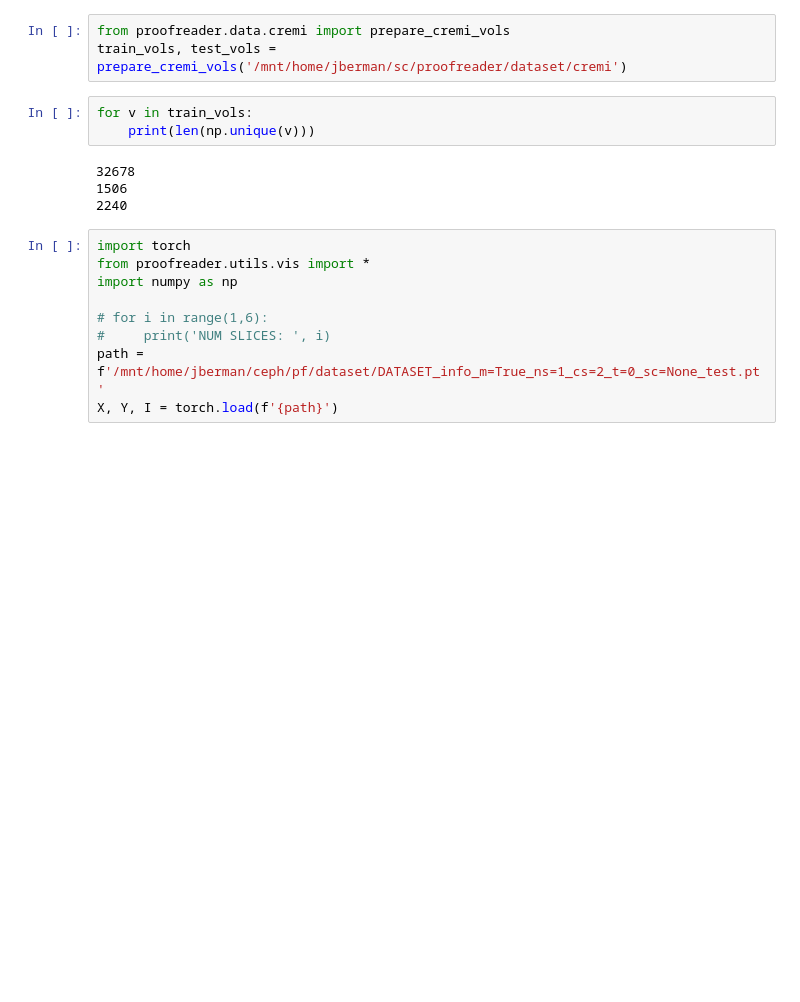
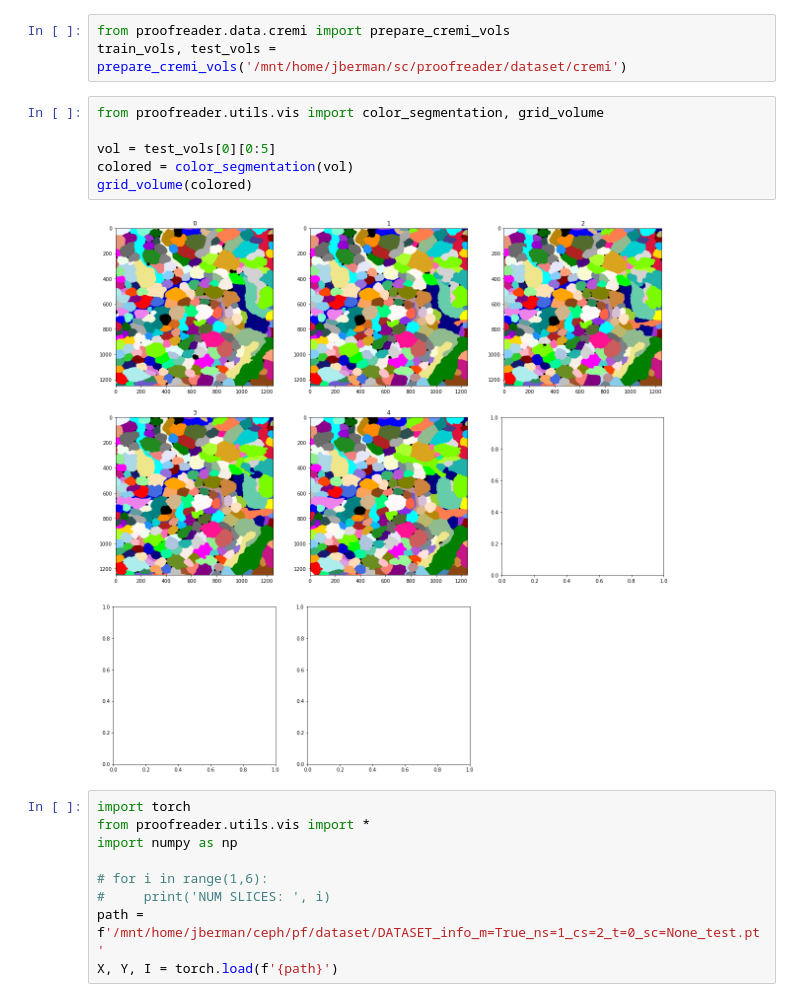
Before and after one commit to image-infomatics/proofreader, a Jupyter notebook: proofreader/notebooks/training_example.ipynb, the cells around one changed output. Saved outputs shown, nothing was run; the diff lists cells and outputs as text; blank space fills up the shorter version.

```diff
--- a/proofreader/notebooks/training_example.ipynb
+++ b/proofreader/notebooks/training_example.ipynb
@@ -21,13 +21,14 @@ def plot_example(x,y=None,title=None, lim=0.1):
 # %%
 from proofreader.data.cremi import prepare_cremi_vols
 train_vols, test_vols = prepare_cremi_vols('/mnt/home/jberman/sc/proofreader/dataset/cremi')
-# %%
-for v in train_vols:
-    print(len(np.unique(v)))
-# %% [output]
-32678
-1506
-2240
+# %%
+from proofreader.utils.vis import color_segmentation, grid_volume
+
+vol = test_vols[0][0:5]
+colored = color_segmentation(vol)
+grid_volume(colored)
+# %% [output]
+[figure, added]
 # %%
 import torch
 from proofreader.utils.vis import *
```
Also changed, not shown: 6 other files.
